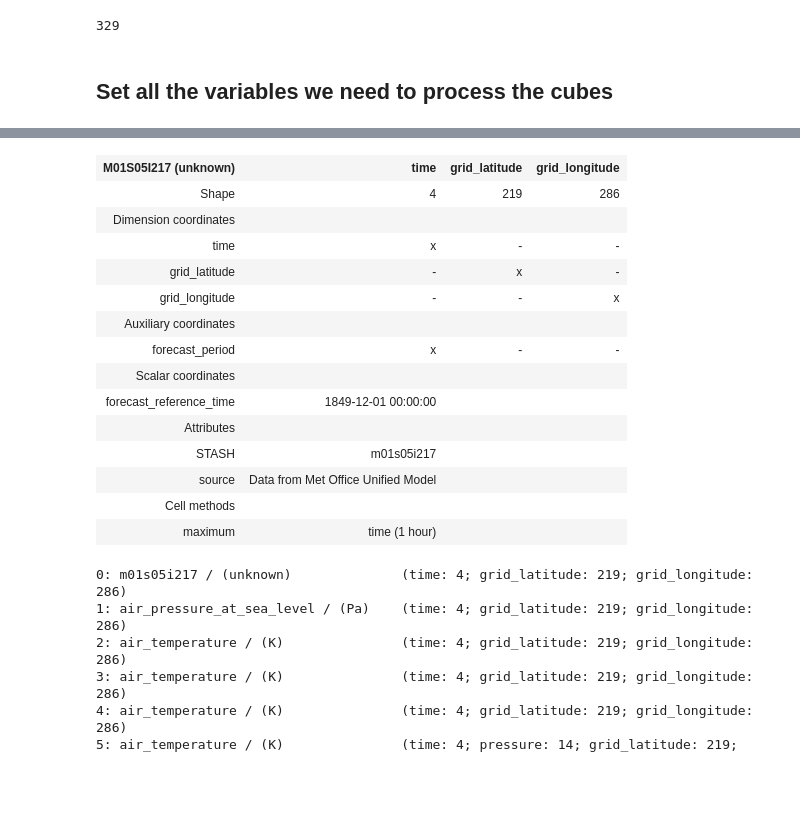
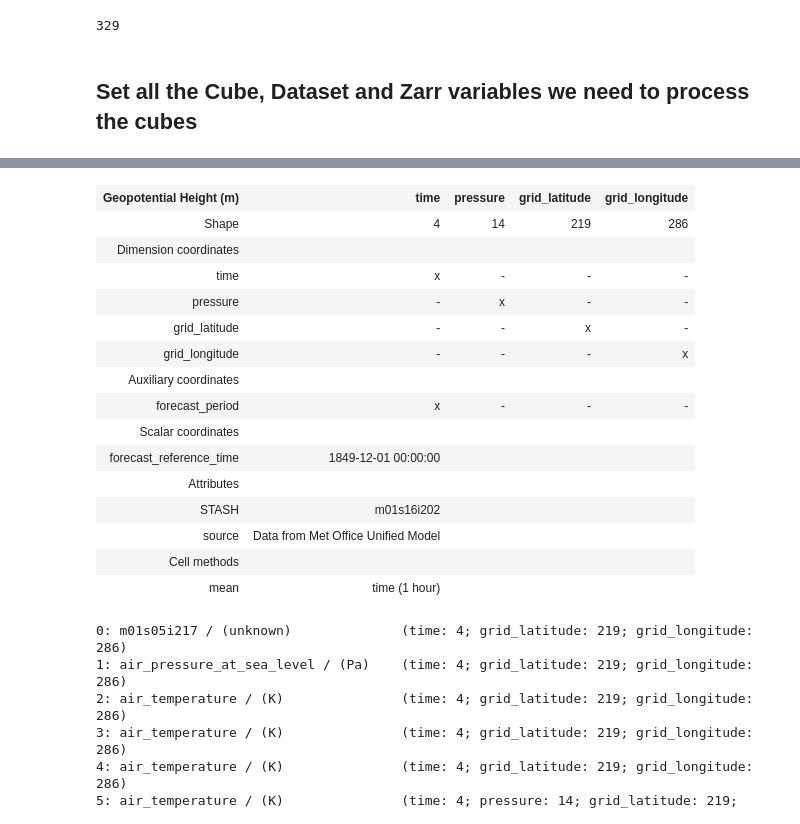
Before and after one commit to informatics-lab/CRD__kevin_scratch, a Jupyter notebook: pp_to_zarr_daily.ipynb, the cells around one changed output, grey strips where cells are left out. Drawn from its saved outputs; the diff is of its cells as text; code cells hidden in the pictures; blank space fills up the shorter version.

```diff
--- a/pp_to_zarr_daily.ipynb
+++ b/pp_to_zarr_daily.ipynb
@@ -44,9 +45,9 @@ print(len(filepaths))
 # %% [output]
 329
 # %% [markdown]
-## Set all the variables we need to process the cubes
+## Set all the Cube, Dataset and Zarr variables we need to process the cubes
 # %%
 %%time
 cubelist = iris.load(filepaths[0:1])
-cubelist[0]
+cubelist[7]
 # %% [output]
@@ -55,18 +56,19 @@ Wall time: 2.65 s
-| M01S05I217 (unknown) | time | grid_latitude | grid_longitude |
-| Shape | 4 | 219 | 286 |
-| Dimension coordinates |  |  |  |
-| time | x | - | - |
-| grid_latitude | - | x | - |
-| grid_longitude | - | - | x |
-| Auxiliary coordinates |  |  |  |
-| forecast_period | x | - | - |
-| Scalar coordinates |  |  |  |
-| forecast_reference_time | 1849-12-01 00:00:00 |  |  |
-| Attributes |  |  |  |
-| STASH | m01s05i217 |  |  |
-| source | Data from Met Office Unified Model |  |  |
-| Cell methods |  |  |  |
-| maximum | time (1 hour) |  |  |
+| Geopotential Height (m) | time | pressure | grid_latitude | grid_longitude |
+| Shape | 4 | 14 | 219 | 286 |
+| Dimension coordinates |  |  |  |  |
+| time | x | - | - | - |
+| pressure | - | x | - | - |
+| grid_latitude | - | - | x | - |
+| grid_longitude | - | - | - | x |
+| Auxiliary coordinates |  |  |  |  |
+| forecast_period | x | - | - | - |
+| Scalar coordinates |  |  |  |  |
+| forecast_reference_time | 1849-12-01 00:00:00 |  |  |  |
+| Attributes |  |  |  |  |
+| STASH | m01s16i202 |  |  |  |
+| source | Data from Met Office Unified Model |  |  |  |
+| Cell methods |  |  |  |  |
+| mean | time (1 hour) |  |  |  |
 # %%
 print(cubelist)
 # %% [output]
```
Also changed, not shown: parts of 23 cells of this notebook.
